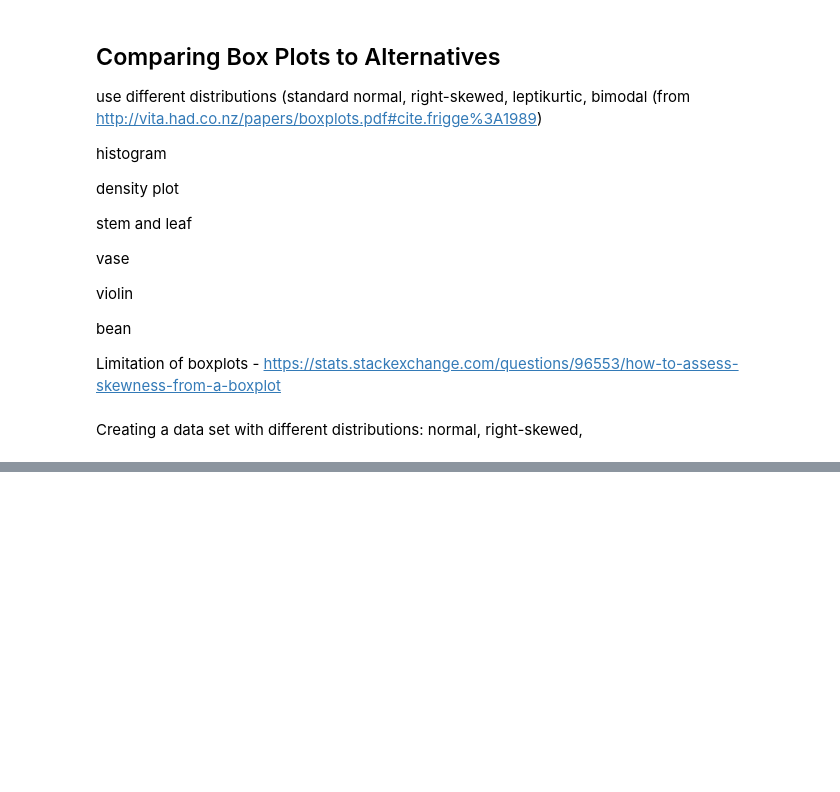
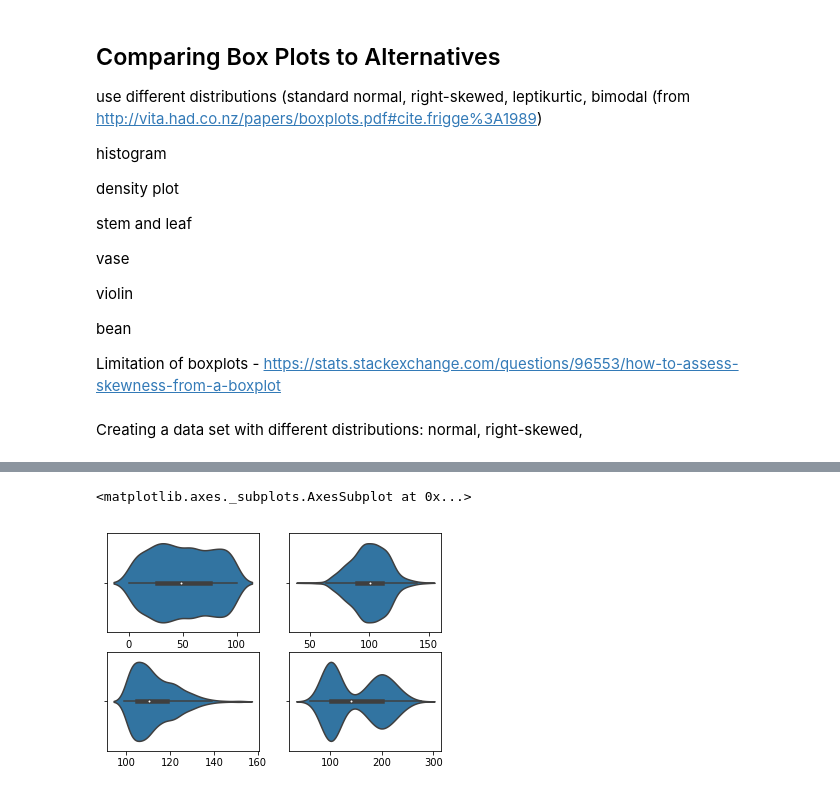
Before and after one commit to declanbarr/box-plot, a Jupyter notebook: box-plots.ipynb, the cells around one changed output, grey strips where cells are left out. Cells and saved outputs as stored; diff of their text form; code cells hidden in the pictures; blank space fills up the shorter version.

```diff
--- a/box-plots.ipynb
+++ b/box-plots.ipynb
@@ -192,0 +212,15 @@ sns.boxplot(multimodalDist)
+# %%
+plt.subplot(221)
+sns.violinplot(uniformDist)
+
+plt.subplot(222)
+sns.violinplot(normalDist)
+
+plt.subplot(223)
+sns.violinplot(rightSkewDist)
+
+plt.subplot(224)
+sns.violinplot(multimodalDist)
+# %% [output]
+<matplotlib.axes._subplots.AxesSubplot at 0x...>
+[figure, added]
```
Also changed, not shown: parts of 6 cells of this notebook.
